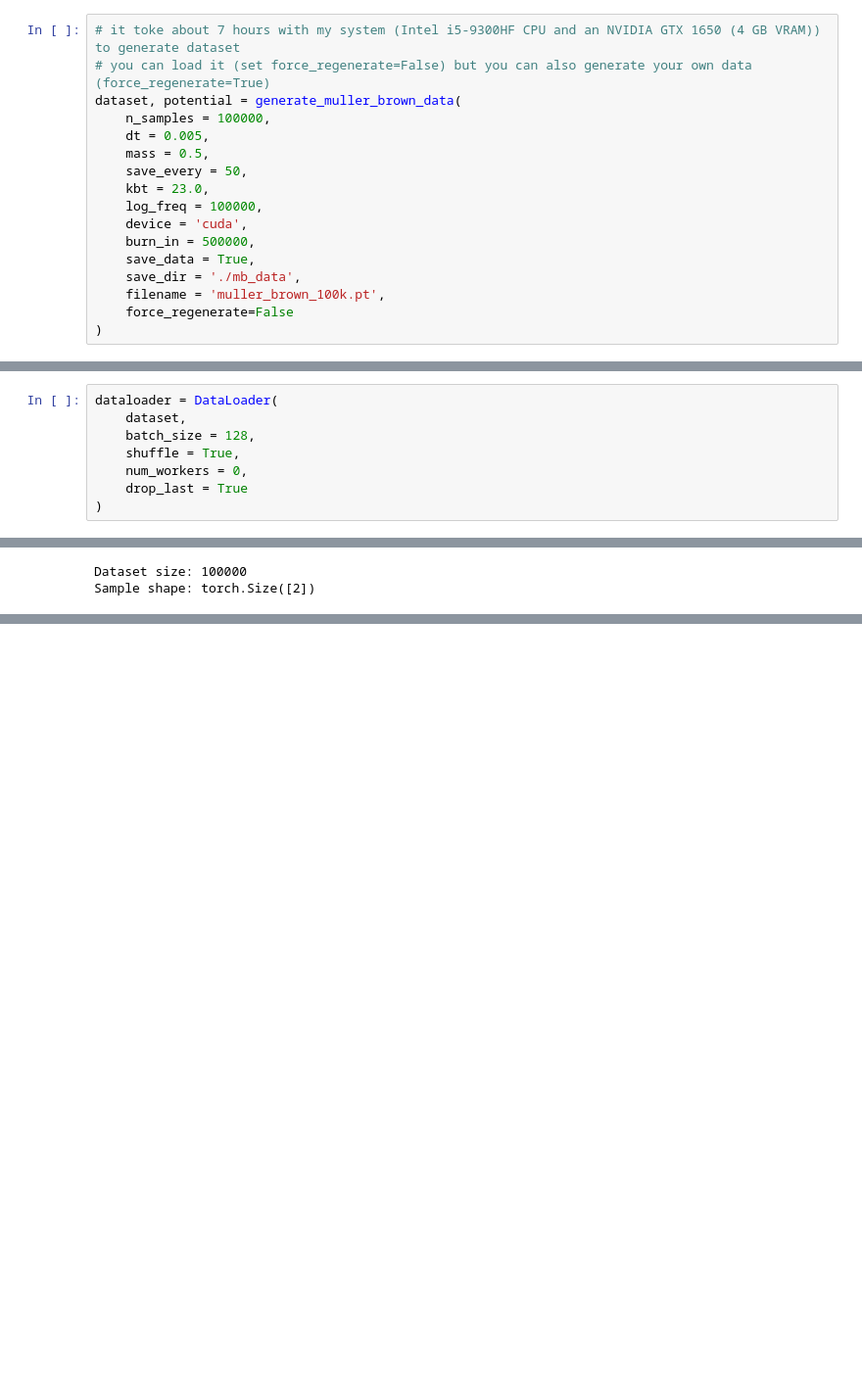
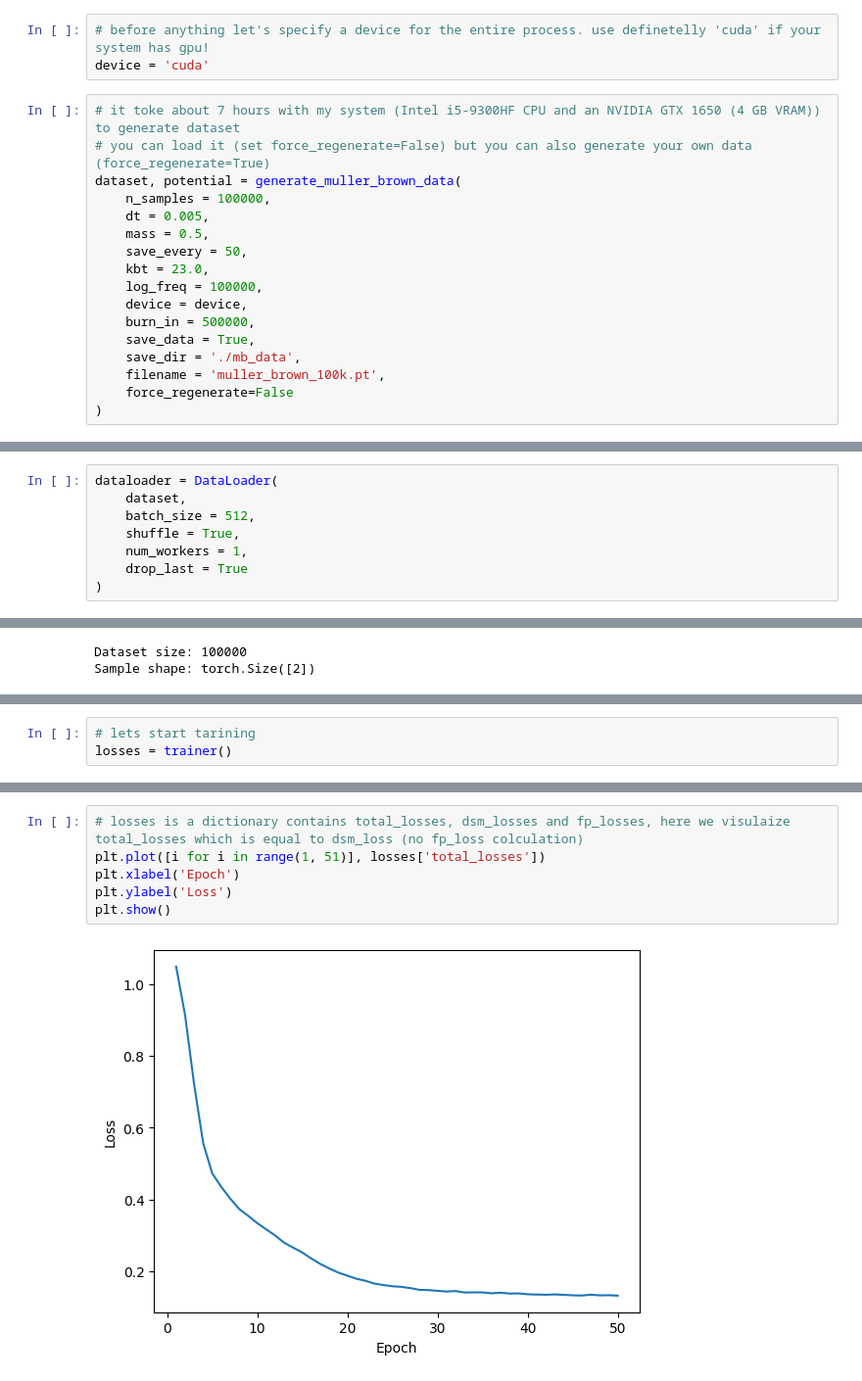
Before and after one commit to LoqmanSamani/physics_aware_diffusion, a Jupyter notebook: Untitled.ipynb, the cells around one changed output, grey strips where cells are left out. Shown at 98% size. Drawn from its saved outputs; the diff is of its cells as text; blank space fills up the shorter version.

```diff
--- a/Untitled.ipynb
+++ b/Untitled.ipynb
@@ -32,3 +38,6 @@ from losses.fp_losses import mb_fokker_planck_loss
+# %%
+# before anything let's specify a device for the entire process. use definetelly 'cuda' if your system has gpu!
+device = 'cuda'
 # %%
 # it toke about 7 hours with my system (Intel i5‑9300HF CPU and an NVIDIA GTX 1650 (4 GB VRAM)) to generate dataset
 # you can load it (set force_regenerate=False) but you can also generate your own data (force_regenerate=True)
@@ -39,7 +48,7 @@ dataset, potential = generate_muller_brown_data(
     save_every = 50,
     kbt = 23.0,
     log_freq = 100000,
-    device = 'cuda',
+    device = device,
     burn_in = 500000,
     save_data = True,
     save_dir = './mb_data',
@@ -67,9 +66,9 @@ Dataset Generation Complete!
 # %%
 dataloader = DataLoader(
     dataset,
-    batch_size = 128,
+    batch_size = 512,
     shuffle = True,
-    num_workers = 0,
+    num_workers = 1,
     drop_last = True
 )
 # %%
@@ -92,0 +141,3 @@ Sample shape: torch.Size([2])
+# %%
+# lets start tarining
+losses = trainer()
@@ -92,0 +160,8 @@ Sample shape: torch.Size([2])
+# %%
+# losses is a dictionary contains total_losses, dsm_losses and fp_losses, here we visulaize total_losses which is equal to dsm_loss (no fp_loss colculation)
+plt.plot([i for i in range(1, 51)], losses['total_losses'])
+plt.xlabel('Epoch')
+plt.ylabel('Loss')
+plt.show()
+# %% [output]
+[figure, added]
```
Also changed, not shown: parts of 12 cells of this notebook, 4 other files.
